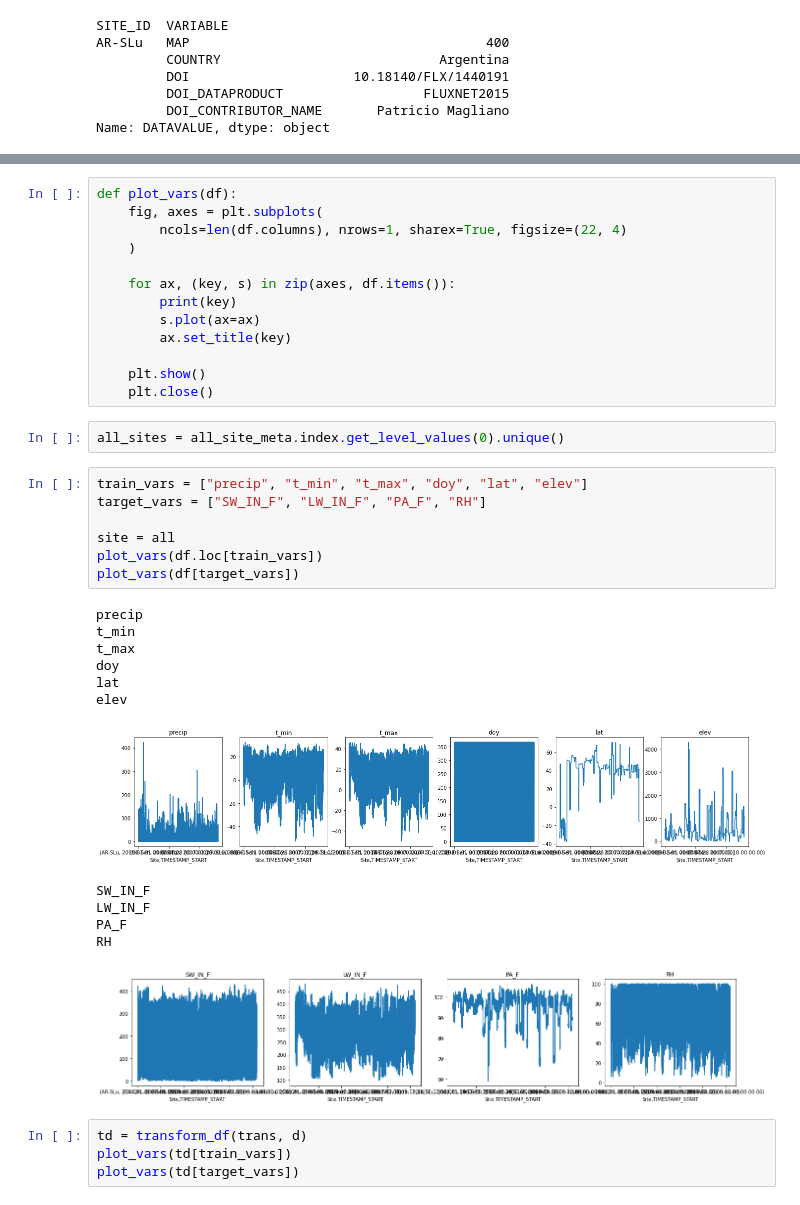
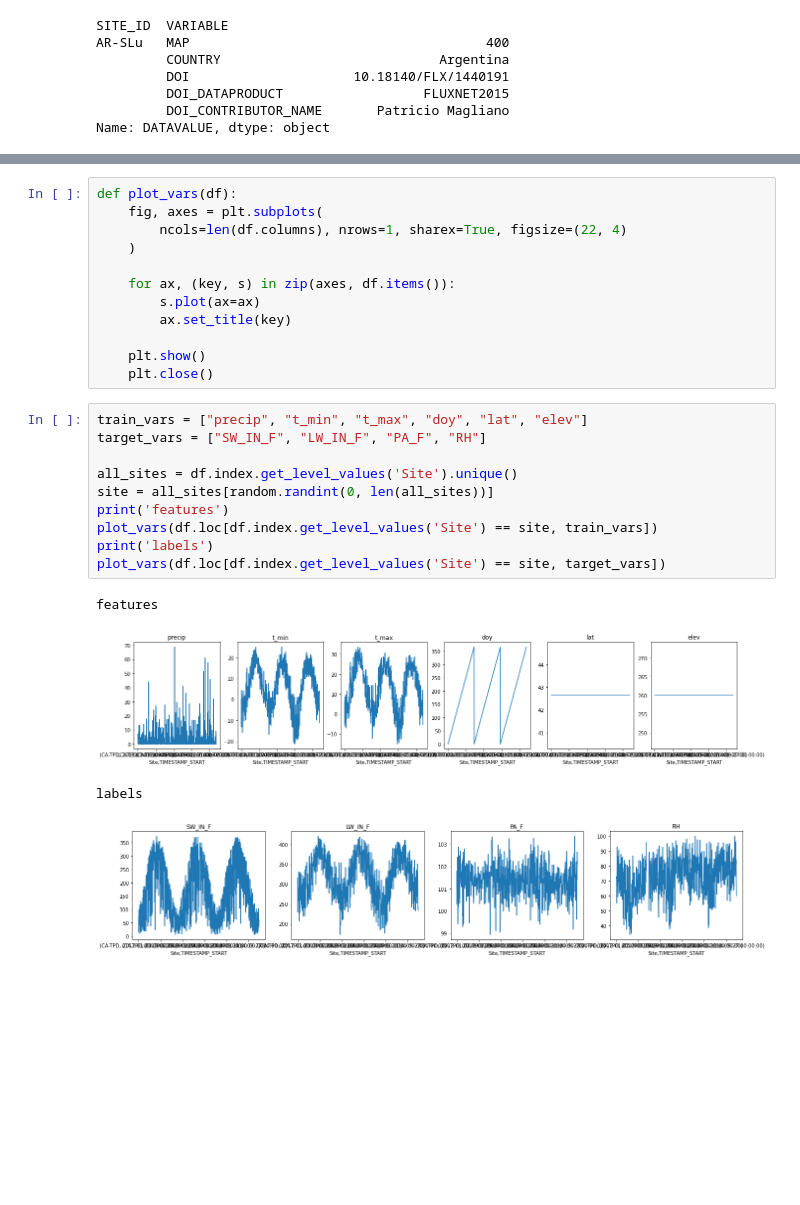
Before and after one commit to jhamman/met-ml, a Jupyter notebook: notebooks/preprocess.ipynb, the cells around one changed output, grey strips where cells are left out. Drawn from its saved outputs; the diff is of its cells as text; blank space fills up the shorter version.

```diff
--- a/notebooks/preprocess.ipynb
+++ b/notebooks/preprocess.ipynb
@@ -207,35 +171,23 @@ def plot_vars(df):
     )
 
     for ax, (key, s) in zip(axes, df.items()):
-        print(key)
         s.plot(ax=ax)
         ax.set_title(key)
 
     plt.show()
     plt.close()
-# %%
-all_sites = all_site_meta.index.get_level_values(0).unique()
 # %%
 train_vars = ["precip", "t_min", "t_max", "doy", "lat", "elev"]
 target_vars = ["SW_IN_F", "LW_IN_F", "PA_F", "RH"]
 
-site = all
-plot_vars(df.loc[train_vars])
-plot_vars(df[target_vars])
+all_sites = df.index.get_level_values('Site').unique()
+site = all_sites[random.randint(0, len(all_sites))]
+print('features')
+plot_vars(df.loc[df.index.get_level_values('Site') == site, train_vars])
+print('labels')
+plot_vars(df.loc[df.index.get_level_values('Site') == site, target_vars])
 # %% [output]
-precip
-t_min
-t_max
-doy
-lat
-elev
+features
-[figure, old version]
+[figure, new version]
-SW_IN_F
-LW_IN_F
-PA_F
-RH
+labels
-[figure, old version]
+[figure, new version]
-# %%
-td = transform_df(trans, d)
-plot_vars(td[train_vars])
-plot_vars(td[target_vars])
```
Also changed, not shown: parts of 21 cells of this notebook, 4 other files.
